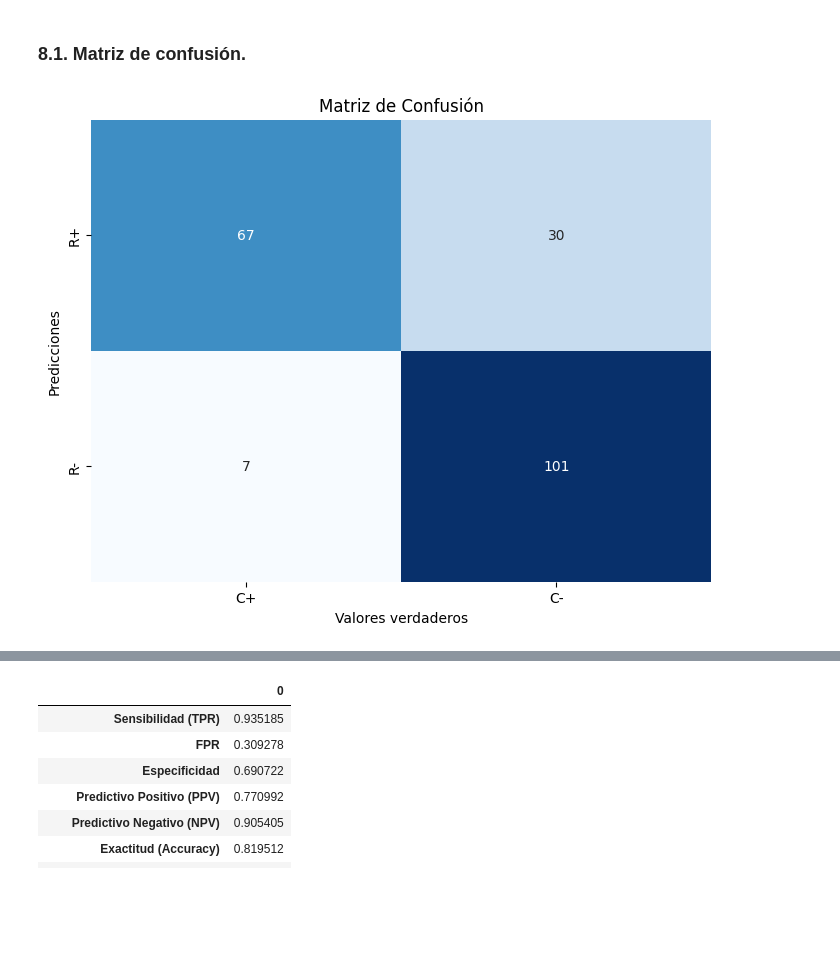
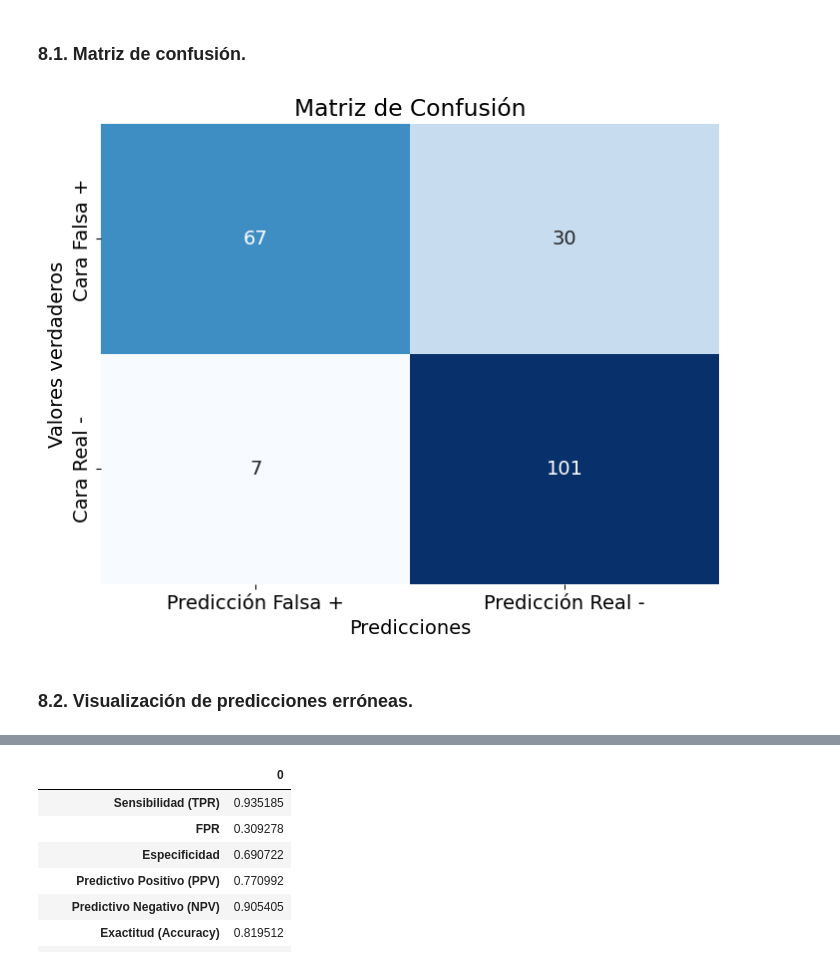
Before and after one commit to susanasrez/ConvolutionalNetwork, a Jupyter notebook: Proyecto.ipynb, the cells around one changed output, grey strips where cells are left out. Drawn from its saved outputs; the diff is of its cells as text; code cells hidden in the pictures; blank space fills up the shorter version.

```diff
--- a/Proyecto.ipynb
+++ b/Proyecto.ipynb
@@ -52,3 +44,8 @@ data_transforms = transforms.Compose([
 ])
 
 dataset = datasets.ImageFolder(root=DATASET, transform=data_transforms)
+
+nombres_clases = dataset.classes
+
+for i, clase in enumerate(nombres_clases):
+    print(f"Clase {i}: {clase}")
@@ -263,34 +263,48 @@ from io import BytesIO
 # %% [markdown]
 ### 8.1. Matriz de confusión.
 # %%
-#resnet18 = model
 resnet18 = loaded_model
 resnet18.eval()
 
 predicted_labels = []
 true_labels = []
 
 with torch.no_grad():
     for images, labels in test_loader:
         outputs = resnet18(images)
         _, predicted = torch.max(outputs.data, 1)
 
         predicted_labels.extend(predicted.cpu().numpy())
         true_labels.extend(labels.cpu().numpy())
 
 conf_matrix = confusion_matrix(true_labels, predicted_labels)
-class_labels = [['C+', 'C-'], ['R+', 'R-']]
+TN, FP, FN, TP = conf_matrix.ravel()
 
+cara_falsa_como_real = []
+cara_real_como_falsa = []
+
+for i in range(len(true_labels)):
+    if true_labels[i] == 0 and predicted_labels[i] == 1:
+        cara_falsa_como_real.append(i)
+    elif true_labels[i] == 1 and predicted_labels[i] == 0:
+        cara_real_como_falsa.append(i)
+
+class_labels = [['Predicción Falsa +', 'Predicción Real -'], ['Cara Falsa +', 'Cara Real -']]
+
+plt.rc('font', size=14)
 plt.figure(figsize=(8, 6))
 sns.heatmap(conf_matrix, annot=True, fmt="d", cmap="Blues", cbar=False,
             xticklabels=class_labels[0], yticklabels=class_labels[1])
-plt.ylabel('Predicciones')
-plt.xlabel('Valores verdaderos')
+plt.xlabel('Predicciones')
+plt.ylabel('Valores verdaderos')
 plt.title('Matriz de Confusión')
+plt.savefig('./images/confusion_matrix.svg', format='svg', dpi=600)
 plt.show()
 plt.close()
 
-confusion_matrix_image = wandb.Image('./images/confusion_matrix.png', caption='Confusion Matrix')
+confusion_matrix_image = wandb.Image('./images/confusion_matrix.svg', caption='Confusion Matrix')
 wandb.log({"Confusion_matrix": confusion_matrix_image})
 # %% [output]
-[figure, old version]
+[figure, new version]
+# %% [markdown]
+### 8.2. Visualización de predicciones erróneas.
```
Also changed, not shown: parts of 14 cells of this notebook, 9 other files.
